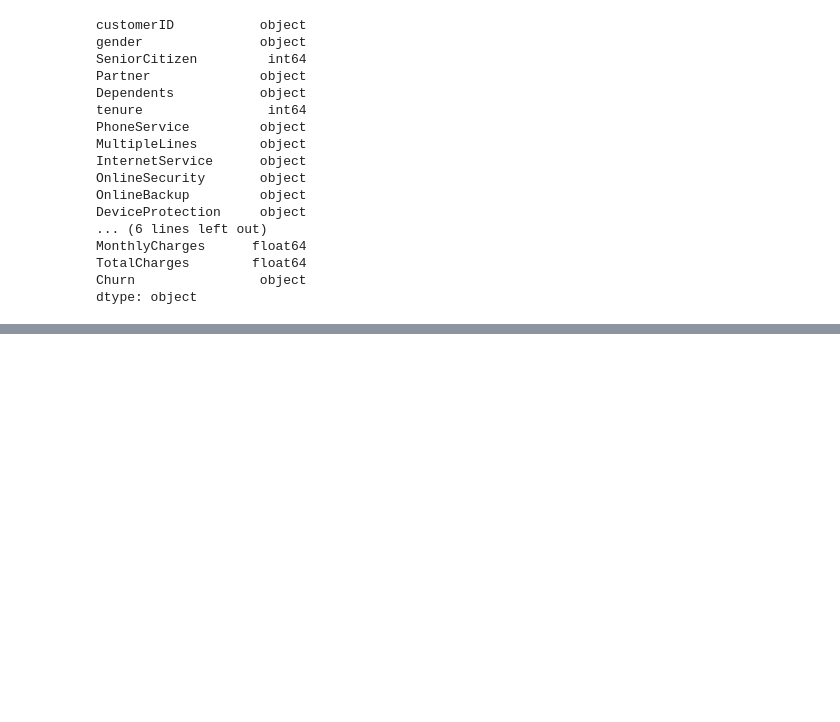
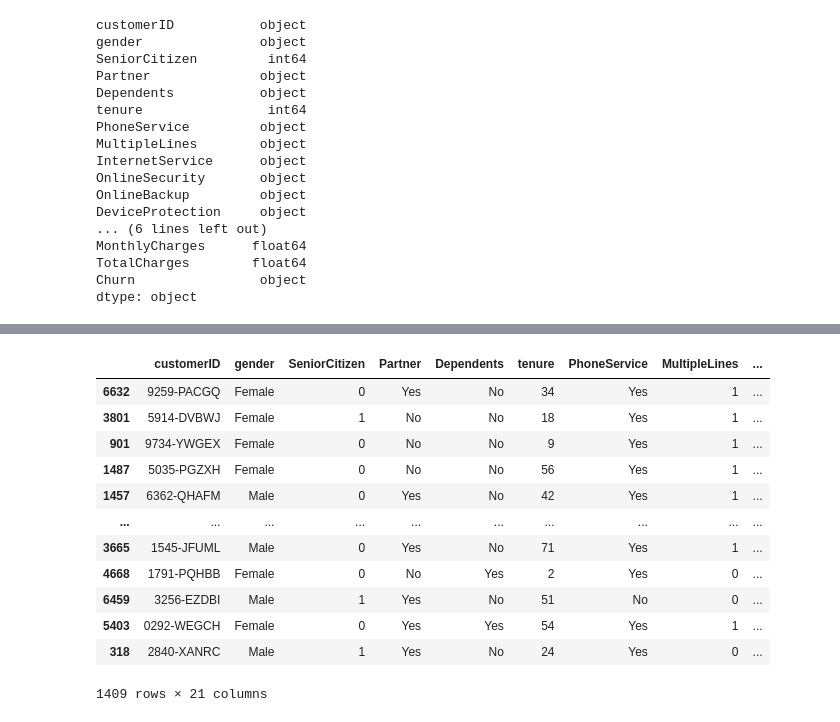
Before and after one commit to ironhack-datalabs/data-ber-08-20, a Jupyter notebook: Notes/module-3/week-7/2_machine_learning-churn_prediction.ipynb, the cells around one changed output, grey strips where cells are left out. Saved outputs shown, nothing was run; the diff lists cells and outputs as text; code cells hidden in the pictures; blank space fills up the shorter version.

```diff
--- a/Notes/module-3/week-7/2_machine_learning-churn_prediction.ipynb
+++ b/Notes/module-3/week-7/2_machine_learning-churn_prediction.ipynb
@@ -241,0 +431,16 @@ dtype: object
+# %%
+test
+# %% [output]
+|  | customerID | gender | SeniorCitizen | Partner | Dependents | tenure | PhoneService | MultipleLines | ... |
+| 6632 | 9259-PACGQ | Female | 0 | Yes | No | 34 | Yes | 1 | ... |
+| 3801 | 5914-DVBWJ | Female | 1 | No | No | 18 | Yes | 1 | ... |
+| 901 | 9734-YWGEX | Female | 0 | No | No | 9 | Yes | 1 | ... |
+| 1487 | 5035-PGZXH | Female | 0 | No | No | 56 | Yes | 1 | ... |
+| 1457 | 6362-QHAFM | Male | 0 | Yes | No | 42 | Yes | 1 | ... |
+| ... | ... | ... | ... | ... | ... | ... | ... | ... | ... |
+| 3665 | 1545-JFUML | Male | 0 | Yes | No | 71 | Yes | 1 | ... |
+| 4668 | 1791-PQHBB | Female | 0 | No | Yes | 2 | Yes | 0 | ... |
+| 6459 | 3256-EZDBI | Male | 1 | Yes | No | 51 | No | 0 | ... |
+| 5403 | 0292-WEGCH | Female | 0 | Yes | Yes | 54 | Yes | 1 | ... |
+| 318 | 2840-XANRC | Male | 1 | Yes | No | 24 | Yes | 0 | ... |
+1409 rows × 21 columns
```
Also changed, not shown: parts of 49 cells of this notebook, 1 other file.
